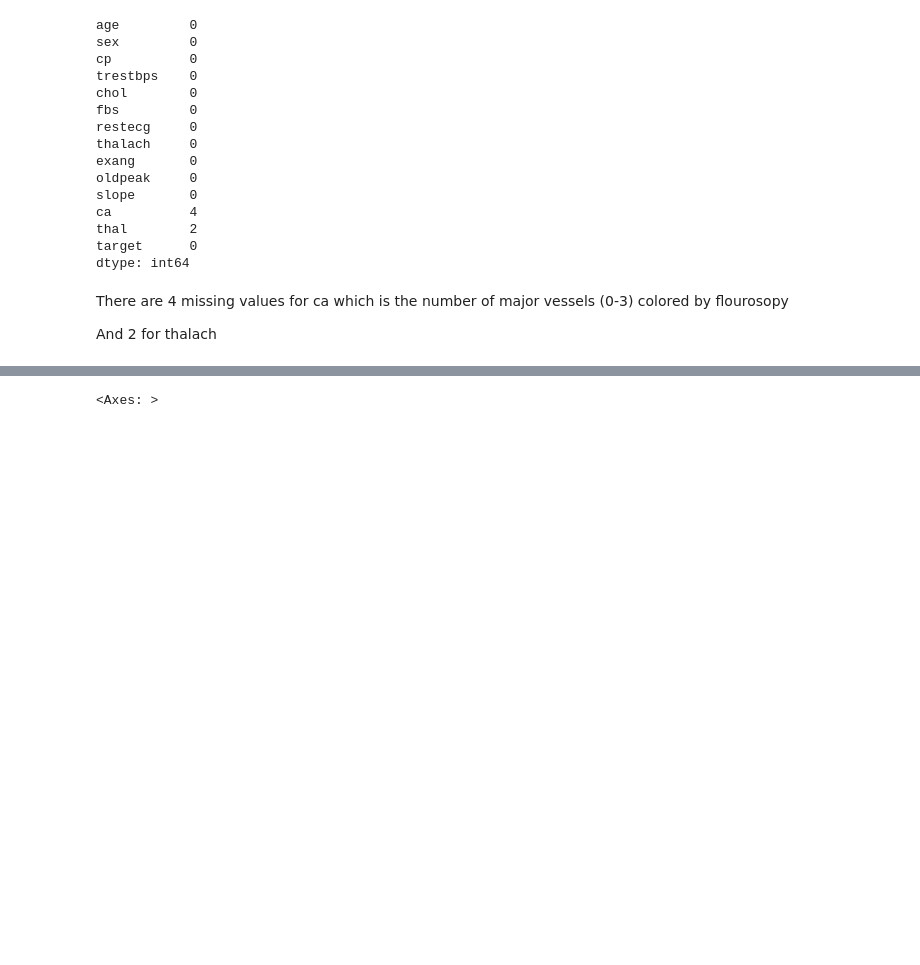
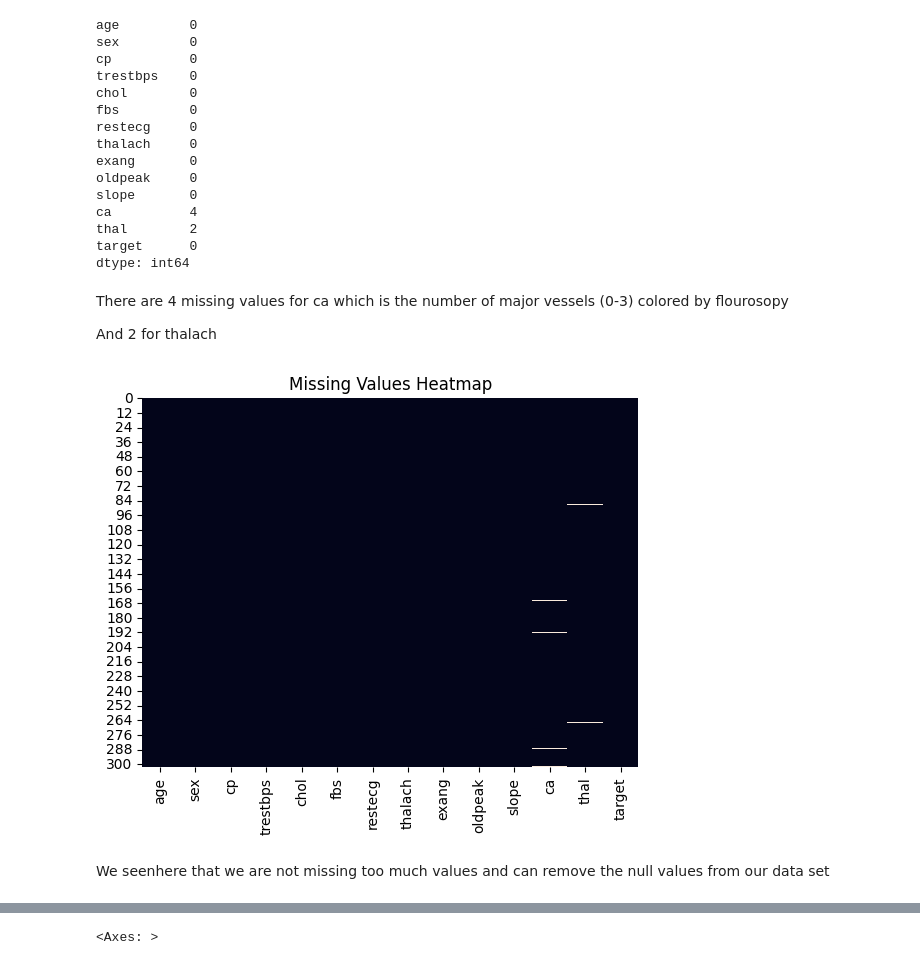
Before and after one commit to RabiatS/PulsePredictors-ML, a Jupyter notebook: Notebook/pulsePredictor.ipynb, the cells around one changed output, grey strips where cells are left out. Cells and saved outputs as stored; diff of their text form; code cells hidden in the pictures; blank space fills up the shorter version.

```diff
--- a/Notebook/pulsePredictor.ipynb
+++ b/Notebook/pulsePredictor.ipynb
@@ -58,0 +57,8 @@ And 2 for thalach
+# %%
+sns.heatmap(df.isnull(), cbar=False)
+plt.title('Missing Values Heatmap')
+plt.show()
+# %% [output]
+[figure, added]
+# %% [markdown]
+We seenhere that we are not missing too much values and can remove the null values from our data set
```
Also changed, not shown: parts of 11 cells of this notebook.
